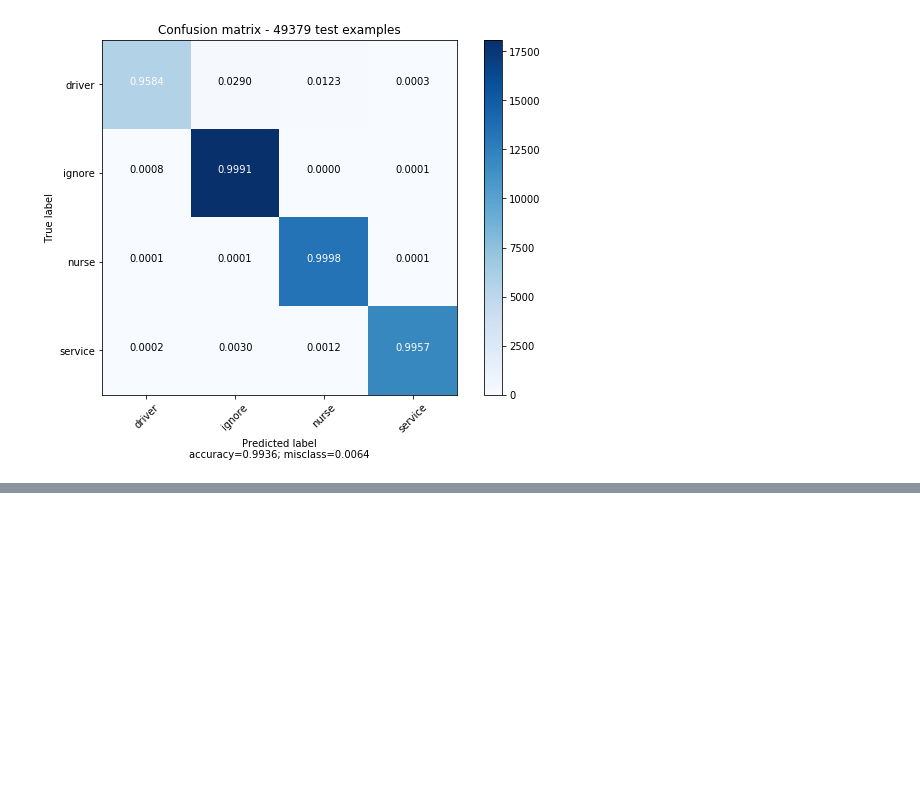
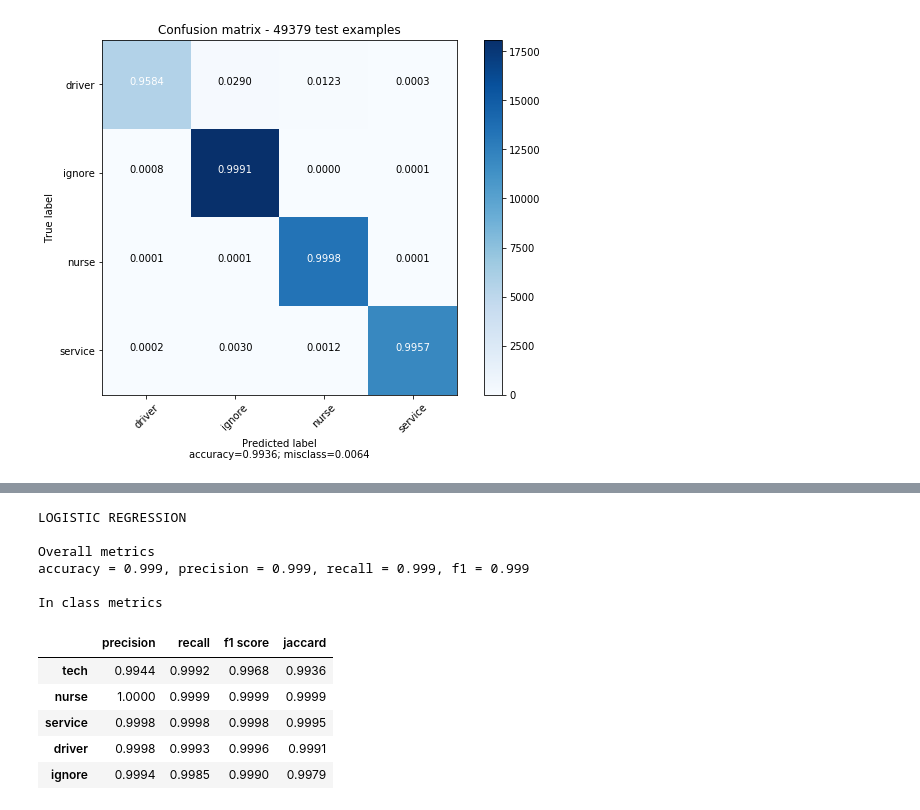
Before and after one commit to kabuhakmeh3/job-classifier, a Jupyter notebook: notebooks/Job Data Multiclass Naive Bayes - Demo.ipynb, the cells around one changed output, grey strips where cells are left out. Saved outputs shown, nothing was run; the diff lists cells and outputs as text; code cells hidden in the pictures; blank space fills up the shorter version.

Commit message:
updated nlp & metrics

```diff
--- a/notebooks/Job Data Multiclass Naive Bayes - Demo.ipynb
+++ b/notebooks/Job Data Multiclass Naive Bayes - Demo.ipynb
@@ -369,0 +443,21 @@ Moving away from the two-class approach to labeling jobs allows for better and m
+# %%
+print('LOGISTIC REGRESSION')
+
+print('\nOverall metrics')
+print('accuracy = 0.999, precision = 0.999, recall = 0.999, f1 = 0.999')
+
+print('\nIn class metrics')
+class_metrics_df(lr_cm, cm_labels)
+# %% [output]
+LOGISTIC REGRESSION
+
+Overall metrics
+accuracy = 0.999, precision = 0.999, recall = 0.999, f1 = 0.999
+
+In class metrics
+|  | precision | recall | f1 score | jaccard |
+| tech | 0.9944 | 0.9992 | 0.9968 | 0.9936 |
+| nurse | 1.0000 | 0.9999 | 0.9999 | 0.9999 |
+| service | 0.9998 | 0.9998 | 0.9998 | 0.9995 |
+| driver | 0.9998 | 0.9993 | 0.9996 | 0.9991 |
+| ignore | 0.9994 | 0.9985 | 0.9990 | 0.9979 |
```
Also changed, not shown: parts of 11 cells of this notebook, 3 other files.
